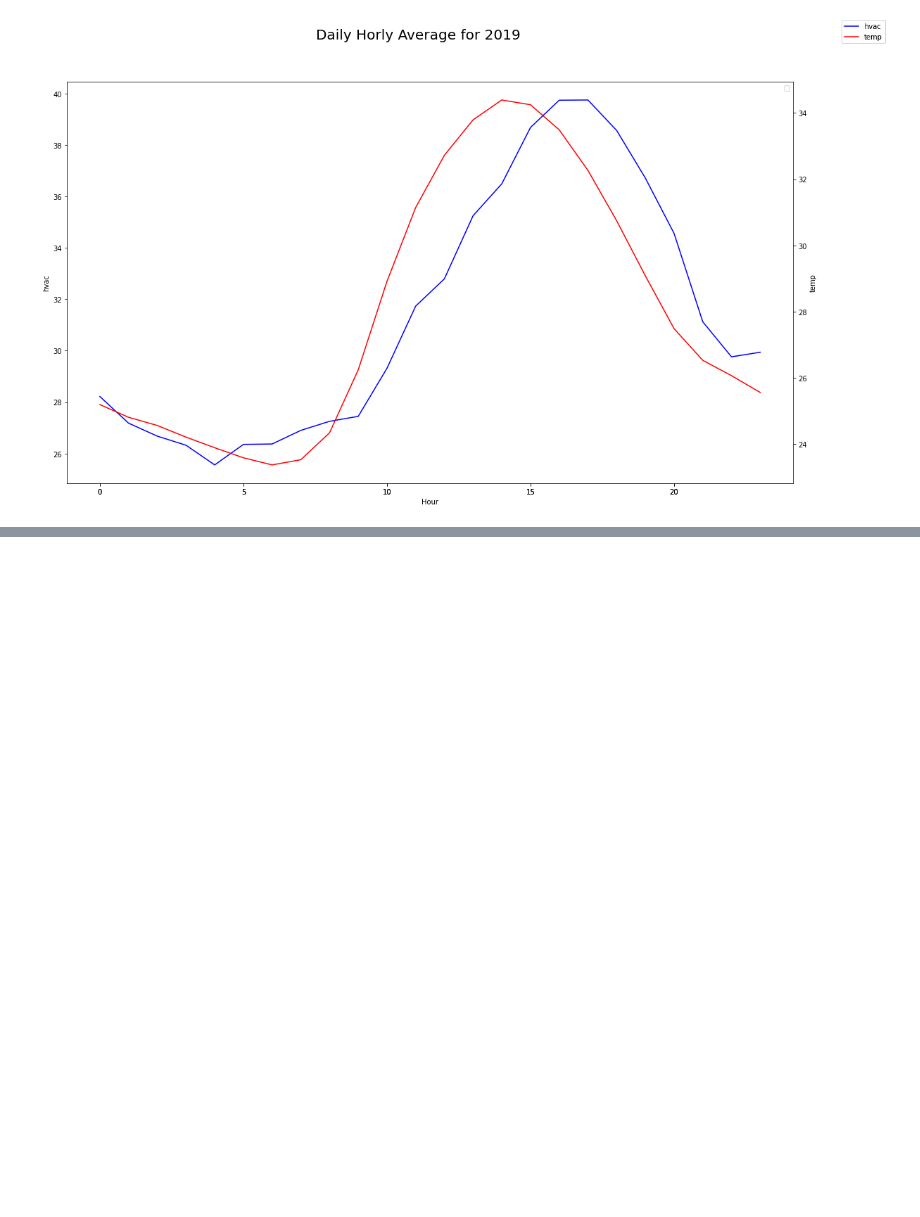
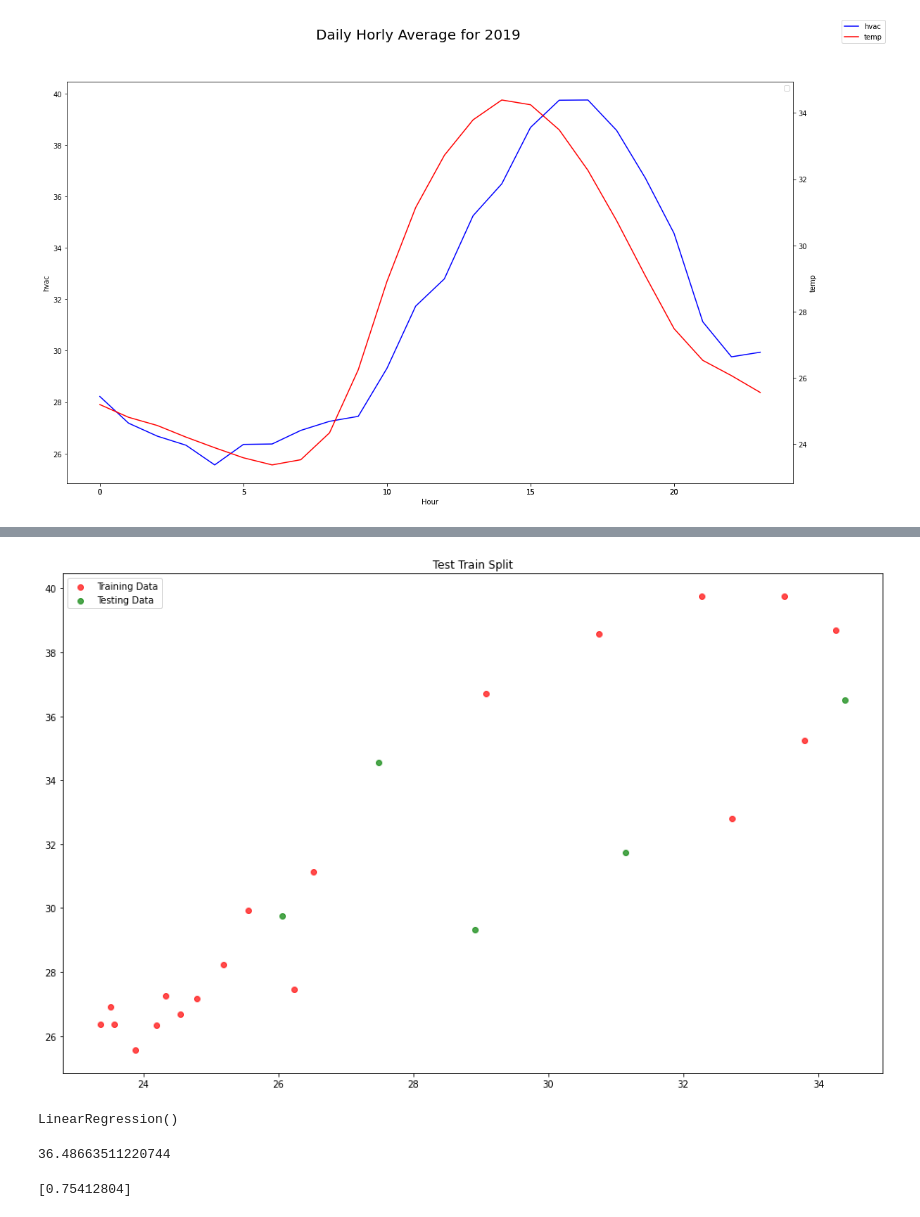
Before and after one commit to singhaniket98/Energy-Consumption-Prediction, a Jupyter notebook: src/daily_avg.ipynb, the cells around one changed output, grey strips where cells are left out. Saved outputs shown, nothing was run; the diff lists cells and outputs as text; code cells hidden in the pictures; blank space fills up the shorter version.

```diff
--- a/src/daily_avg.ipynb
+++ b/src/daily_avg.ipynb
@@ -279,0 +425,27 @@ See: https://matplotlib.org/users/legend_guide.html#creating-artists-specificall
+# %%
+X19 = dataHour2019.iloc[:, :-1].values
+y19 = dataHour2019.iloc[:, 1].values
+# %%
+X_train19, X_test19, y_train19, y_test19 = train_test_split(X19, y19, test_size=0.2, random_state=0)
+# %%
+plt.scatter(X_train19, y_train19, label = 'Training Data', color = 'r', alpha = .7)
+plt.scatter(X_test19, y_test19, label = 'Testing Data', color = 'g', alpha = .7)
+plt.legend()
+plt.rcParams["figure.figsize"] = (16,10)
+plt.title("Test Train Split")
+plt.show()
+# %% [output]
+[figure, added]
+# %%
+regressor19 = LinearRegression()
+regressor19.fit(X_train19, y_train19)
+# %% [output]
+LinearRegression()
+# %%
+print(regressor.intercept_)
+# %% [output]
+36.48663511220744
+# %%
+print(regressor.coef_)
+# %% [output]
+[0.75412804]
```
Also changed, not shown: parts of 32 cells of this notebook, 4 other files.
